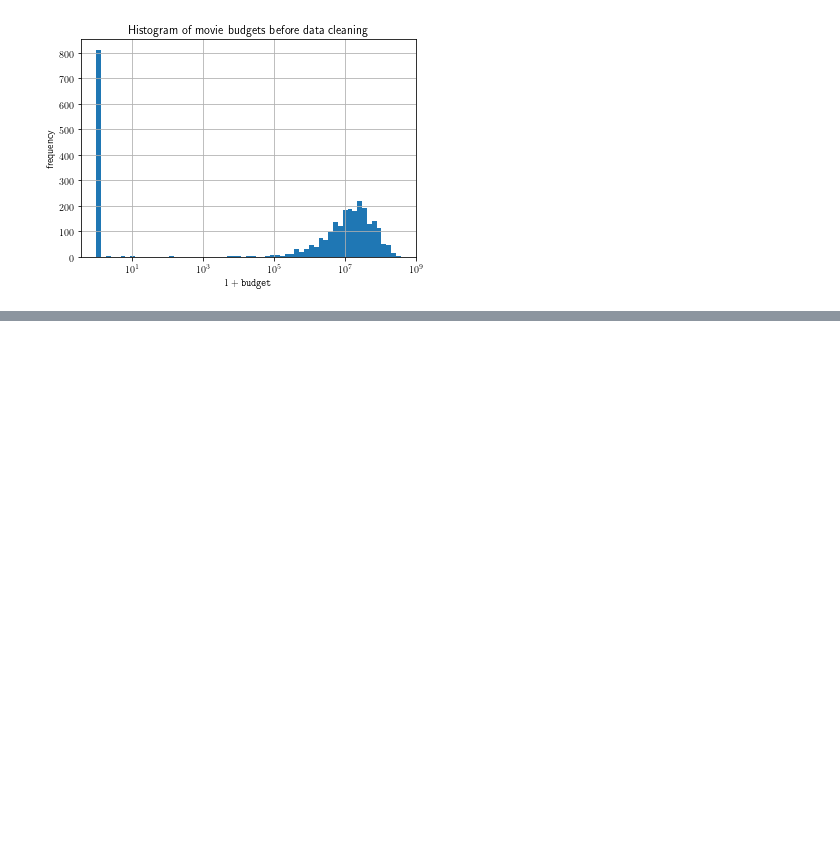
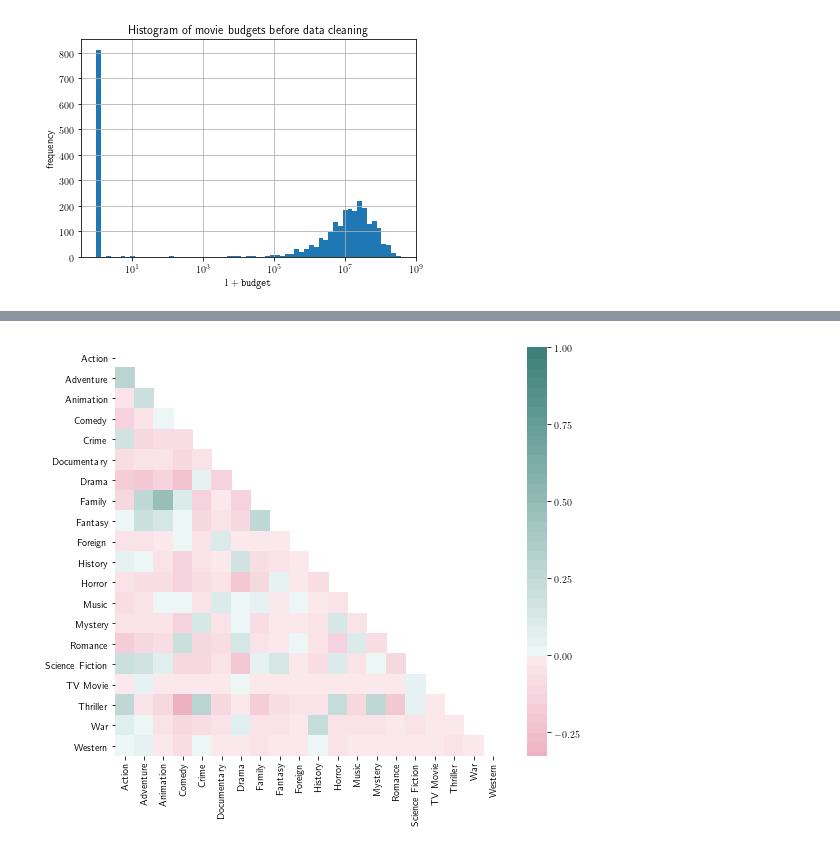
Before and after one commit to qiaozhi9092/tmdb_box_office_prediction, a Jupyter notebook: notebooks/ExploratoryDataAnalysis.ipynb, the cells around one changed output, grey strips where cells are left out. Drawn from its saved outputs; the diff is of its cells as text; code cells hidden in the pictures; blank space fills up the shorter version.

Commit message:
genre label binarization and correlation plot

```diff
--- a/notebooks/ExploratoryDataAnalysis.ipynb
+++ b/notebooks/ExploratoryDataAnalysis.ipynb
@@ -120,0 +125,17 @@ fig.savefig(FIG_DIR.joinpath("budget_histogram.png"))
+# %%
+
+genres = train["genres"].fillna("[]").apply(ast.literal_eval)
+# %%
+import ast
+def process_genres(genres_string):
+    """Process an entry in the 'genres' column to get a list of genres as strings.
+    WARNING: This function cannot handle NaN or NA value; ensure that NaNs are
+    replaced with the empty string before running"""
+    return [genre["name"] for genre in ast.literal_eval(genres_string)]
+
+genres = train["genres"].fillna("[]").apply(process_genres)
+mlb = sklearn.preprocessing.MultiLabelBinarizer()
+
+genre_matrix = mlb.fit_transform(genres)
+genre_df = pd.DataFrame(genre_matrix,columns = mlb.classes_)
+display(genre_df.head())
@@ -120,0 +163,14 @@ fig.savefig(FIG_DIR.joinpath("budget_histogram.png"))
+# %%
+corr = genre_df.corr()
+
+mask = np.zeros_like(corr.values)
+mask[np.triu_indices_from(mask)] = True
+
+fig, ax = plt.subplots(figsize = (8,7))
+sns.heatmap(corr, ax = ax, mask = mask, center = 0,
+            cmap = sns.diverging_palette(0,180,sep=1,n=64))
+
+plt.tight_layout()
+fig.savefig(FIG_DIR.joinpath("genre_correlation.png"))
+# %% [output]
+[figure, added]
```
Also changed, not shown: parts of 4 cells of this notebook, 1 other file.
